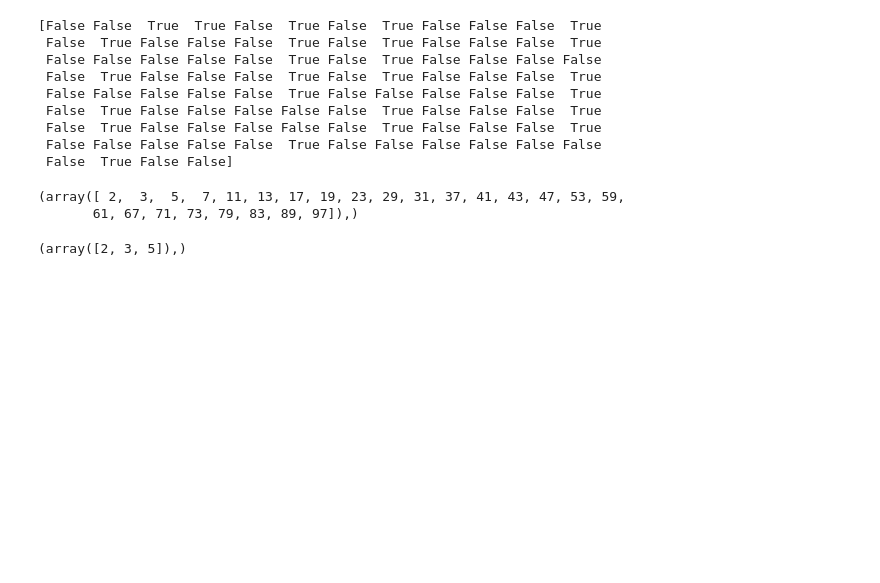
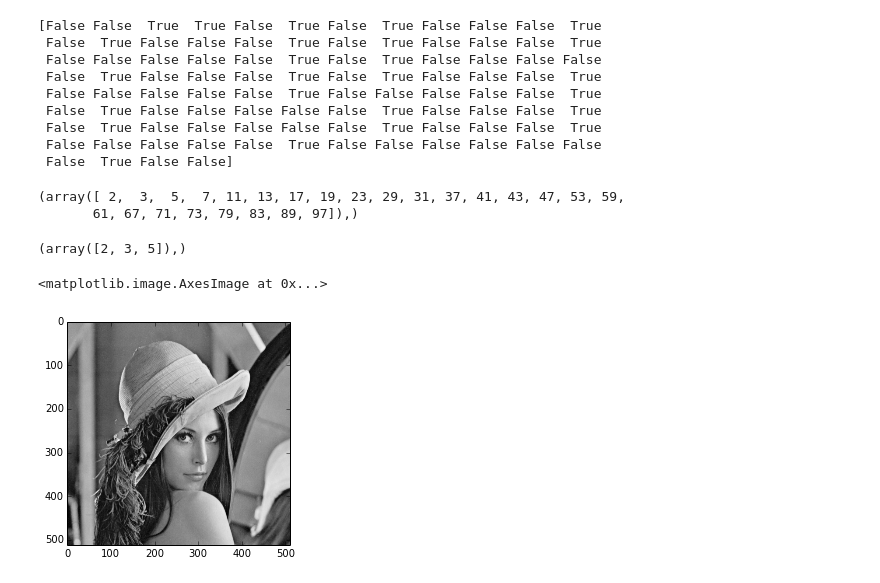
Before and after one commit to jpizagui/PHYS202-S14, a Jupyter notebook: Practice!!.ipynb, the cells around one changed output. Saved outputs shown, nothing was run; the diff lists cells and outputs as text; code cells hidden in the pictures; blank space fills up the shorter version.

```diff
--- a/Practice!!.ipynb
+++ b/Practice!!.ipynb
@@ -123,3 +125,12 @@ def eratosthenes_sieve(maximum):
 eratosthenes_sieve(7)
 # %% [output]
 (array([2, 3, 5]),)
+# %%
+from scipy import misc
+lena = misc.lena()
+# %%
+imshow(lena)
+imshow(lena, cmap=cm.gray)
+# %% [output]
+<matplotlib.image.AxesImage at 0x...>
+[figure, added]
```
Also changed, not shown: parts of 7 cells of this notebook, 2 other files.
